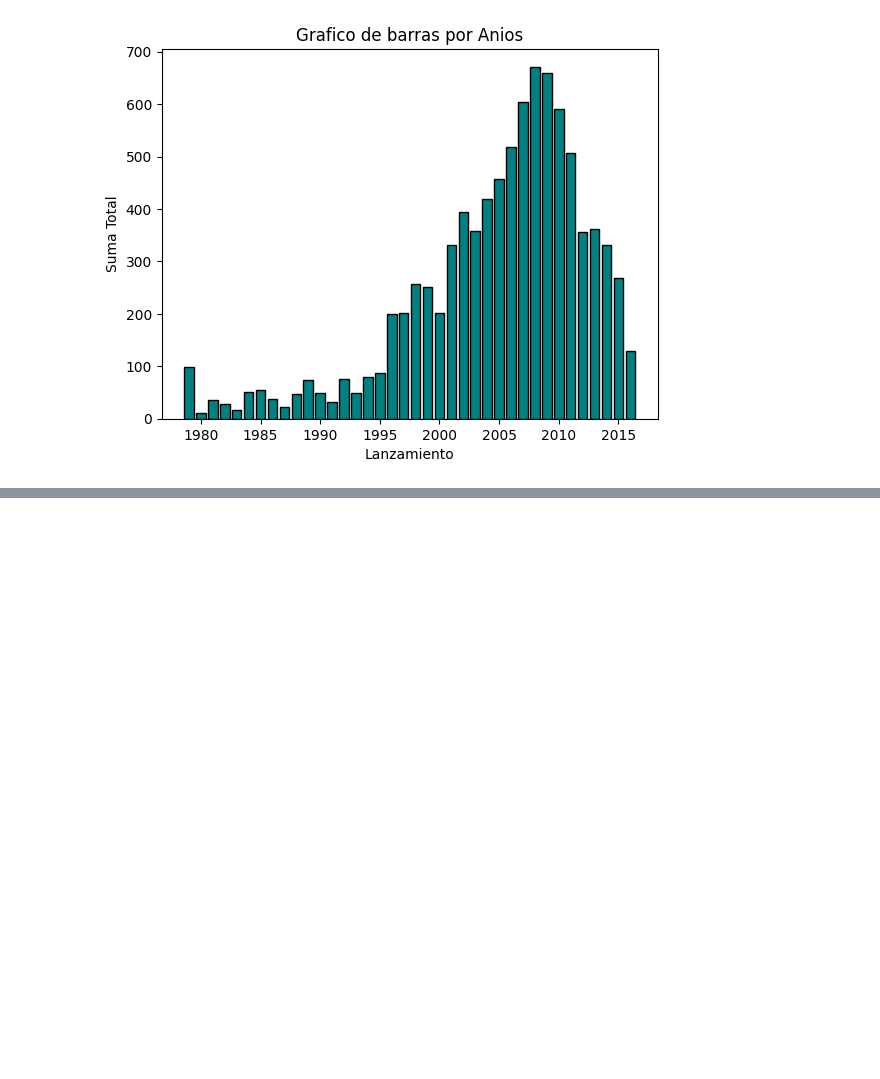
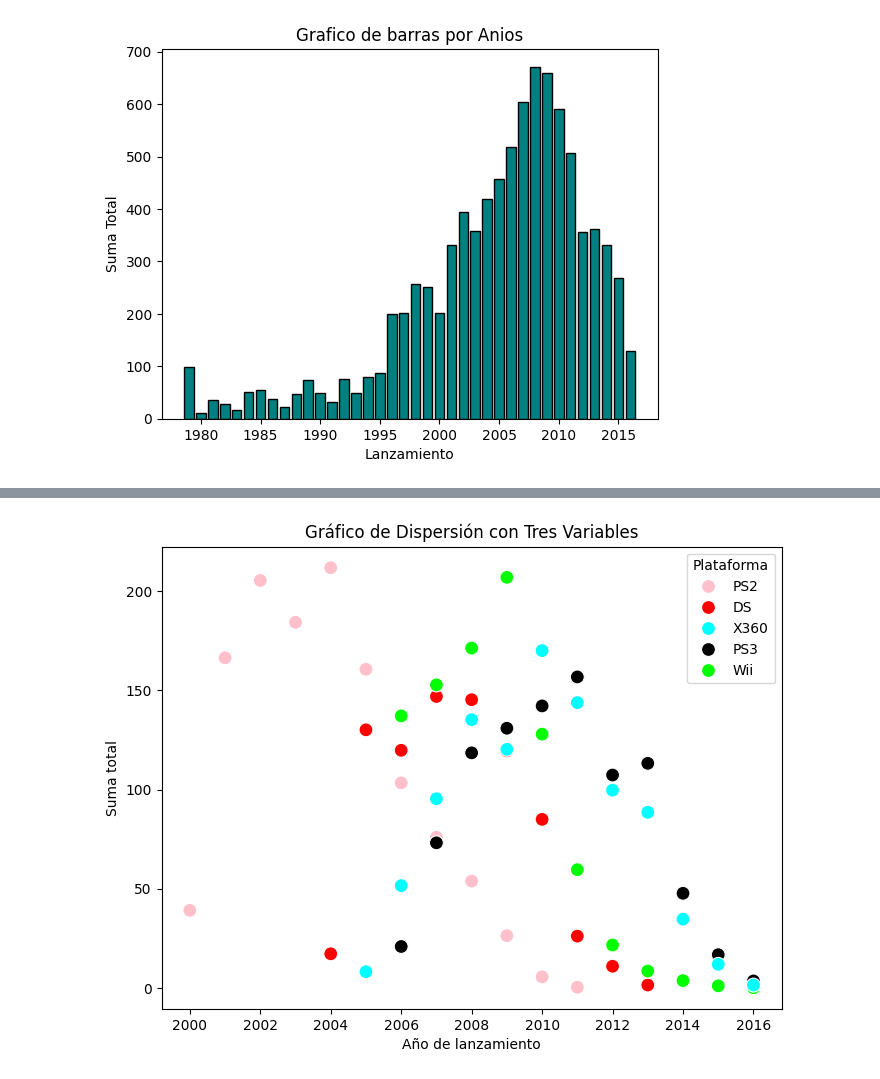
Before and after one commit to DanielaHdzS/Proyecto6, a Jupyter notebook: proyecto6.ipynb, the cells around one changed output, grey strips where cells are left out. Cells and saved outputs as stored; diff of their text form; code cells hidden in the pictures; blank space fills up the shorter version.

```diff
--- a/proyecto6.ipynb
+++ b/proyecto6.ipynb
@@ -220,4 +223,5 @@ plt.show()
 # %%
 games_year_platform = games.groupby(['year_of_release','platform'])[list_sales].sum()
+games_year_platform = games_year_platform.reset_index()
 print(games_year_platform)
 # %% [output]
@@ -261,0 +245,4 @@ print(games.query("platform == 'PS2' and year_of_release == 2008").head())
+# %%
+list_platform = ['PS2','X360', 'PS3', 'Wii','DS']
+games_handhelds = games_year_platform.query("platform  in @list_platform and year_of_release >= 2000")[['year_of_release', 'platform' ,'sum_total']]
+print(games_handhelds)
@@ -261,0 +269,11 @@ print(games.query("platform == 'PS2' and year_of_release == 2008").head())
+# %%
+plt.figure(figsize=(8,6))
+custom_palette = {'PS3':'black','PS2':'pink','X360':'cyan','DS':'red','Wii':'lime'}
+sns.scatterplot(x='year_of_release',y='sum_total', hue='platform', data=games_handhelds, palette=custom_palette ,s=100)
+plt.xlabel('Año de lanzamiento')
+plt.ylabel('Suma total')
+plt.legend(title='Plataforma')
+plt.title('Gráfico de Dispersión con Tres Variables')
+plt.show()
+# %% [output]
+[figure, added]
```
Also changed, not shown: parts of 30 cells of this notebook, 1 other file.
